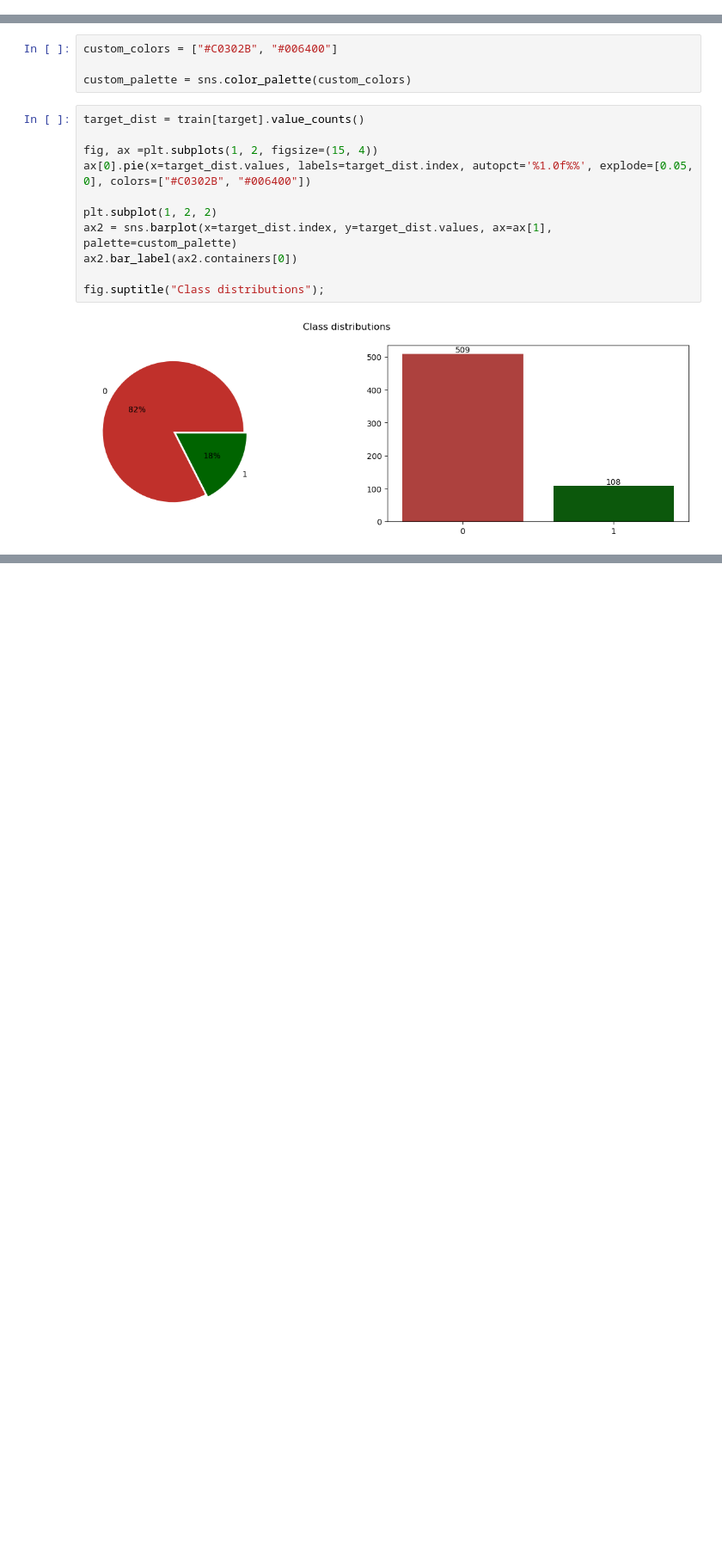
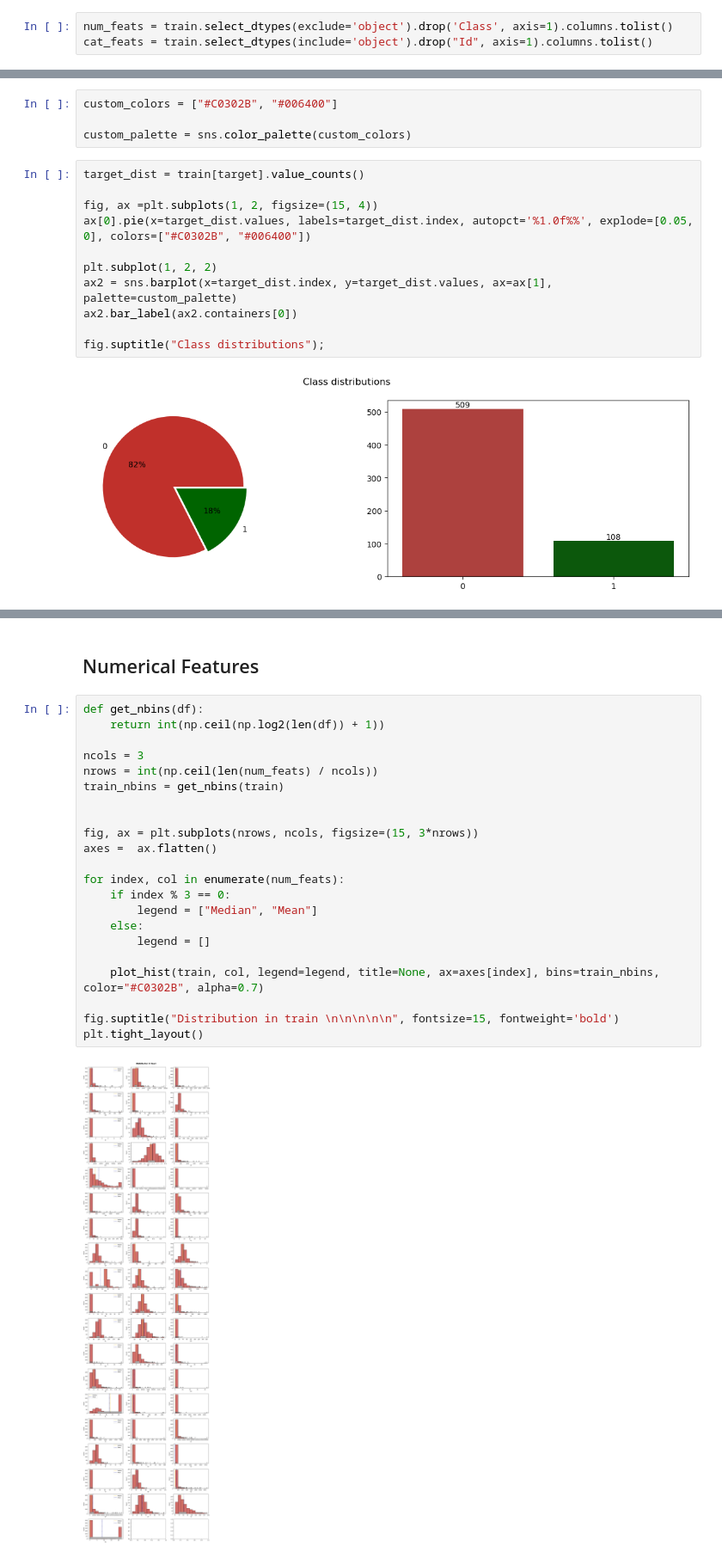
Before and after one commit to shoabahamed/ICR---Identifying-Age-Related-Conditions, a Jupyter notebook: iqr-eda.ipynb, the cells around one changed output, grey strips where cells are left out. Shown at 86% size. Cells and saved outputs as stored; diff of their text form; blank space fills up the shorter version.

```diff
--- a/iqr-eda.ipynb
+++ b/iqr-eda.ipynb
@@ -257,4 +381,7 @@ Number of missing values:
 </pre>
 # %% [markdown]
 # EDA
+# %%
+num_feats = train.select_dtypes(exclude='object').drop('Class', axis=1).columns.tolist()
+cat_feats = train.select_dtypes(include='object').drop("Id", axis=1).columns.tolist()
 # %% [markdown]
@@ -278,0 +414,26 @@ fig.suptitle("Class distributions");
+# %% [markdown]
+## Numerical Features
+# %%
+def get_nbins(df):
+    return int(np.ceil(np.log2(len(df)) + 1))
+
+ncols = 3
+nrows = int(np.ceil(len(num_feats) / ncols))
+train_nbins = get_nbins(train)
+
+
+fig, ax = plt.subplots(nrows, ncols, figsize=(15, 3*nrows))
+axes =  ax.flatten()
+
+for index, col in enumerate(num_feats):
+    if index % 3 == 0:
+        legend = ["Median", "Mean"]
+    else:
+        legend = []
+
+    plot_hist(train, col, legend=legend, title=None, ax=axes[index], bins=train_nbins, color="#C0302B", alpha=0.7)
+
+fig.suptitle("Distribution in train \n\n\n\n\n", fontsize=15, fontweight='bold')
+plt.tight_layout()
+# %% [output]
+[figure, added]
```
Also changed, not shown: parts of 17 cells of this notebook.
